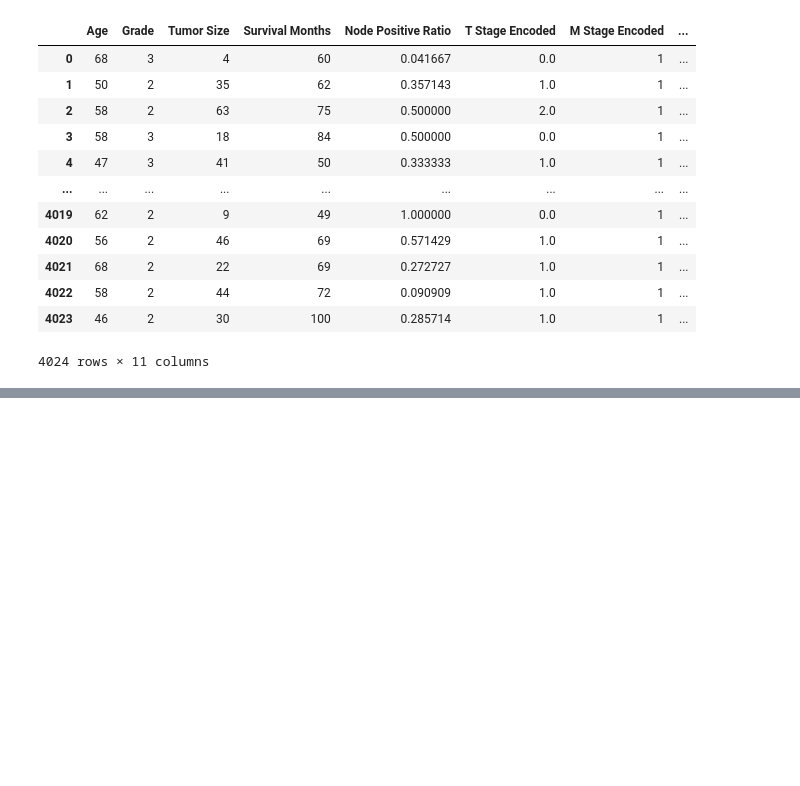
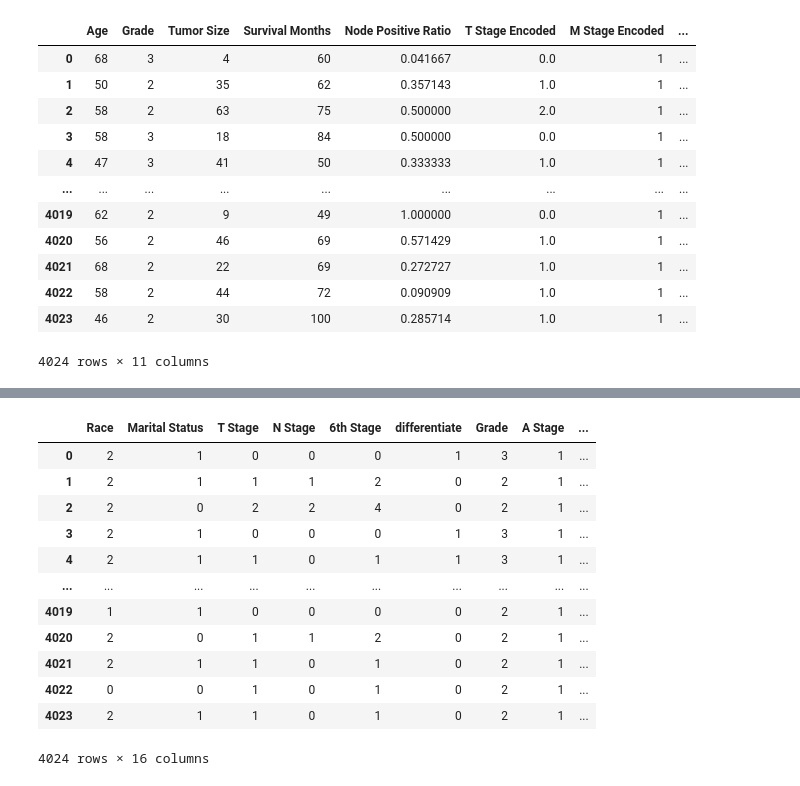
Before and after one commit to Kittonn/intro-to-ml-and-dl-project, a Jupyter notebook: pre-processing.ipynb, the cells around one changed output, grey strips where cells are left out. Saved outputs shown, nothing was run; the diff lists cells and outputs as text; code cells hidden in the pictures; blank space fills up the shorter version.

```diff
--- a/pre-processing.ipynb
+++ b/pre-processing.ipynb
@@ -136,0 +161,8 @@ dtype: object
+# %%
+# Split numerical and non numerical columns
+cancer=pd.read_csv('./Breast_Cancer.csv')
+
+ob=cancer.select_dtypes(include='object')
+non_ob=cancer.select_dtypes(exclude='object')
+
+ob.head()
@@ -136,0 +176,8 @@ dtype: object
+# %%
+la = LabelEncoder()
+
+for i in range(0, ob.shape[1]):
+    ob.iloc[:, i] = la.fit_transform(ob.iloc[:, i])
+
+ob=ob.astype('int')
+ob.head()
@@ -136,0 +191,17 @@ dtype: object
+# %%
+cancer=pd.concat([ob,non_ob],axis=1)
+cancer
+# %% [output]
+|  | Race | Marital Status | T Stage | N Stage | 6th Stage | differentiate | Grade | A Stage | ... |
+| 0 | 2 | 1 | 0 | 0 | 0 | 1 | 3 | 1 | ... |
+| 1 | 2 | 1 | 1 | 1 | 2 | 0 | 2 | 1 | ... |
+| 2 | 2 | 0 | 2 | 2 | 4 | 0 | 2 | 1 | ... |
+| 3 | 2 | 1 | 0 | 0 | 0 | 1 | 3 | 1 | ... |
+| 4 | 2 | 1 | 1 | 0 | 1 | 1 | 3 | 1 | ... |
+| ... | ... | ... | ... | ... | ... | ... | ... | ... | ... |
+| 4019 | 1 | 1 | 0 | 0 | 0 | 0 | 2 | 1 | ... |
+| 4020 | 2 | 0 | 1 | 1 | 2 | 0 | 2 | 1 | ... |
+| 4021 | 2 | 1 | 1 | 0 | 1 | 0 | 2 | 1 | ... |
+| 4022 | 0 | 0 | 1 | 0 | 1 | 0 | 2 | 1 | ... |
+| 4023 | 2 | 1 | 1 | 0 | 1 | 0 | 2 | 1 | ... |
+4024 rows × 16 columns
```
Also changed, not shown: parts of 6 cells of this notebook, 1 other file.
